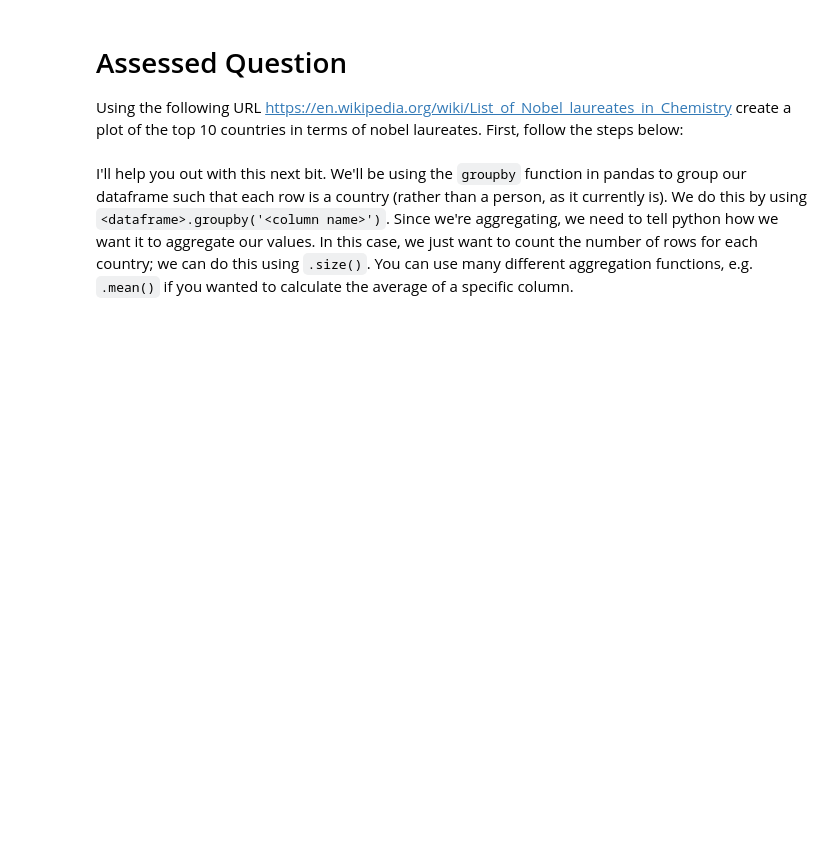
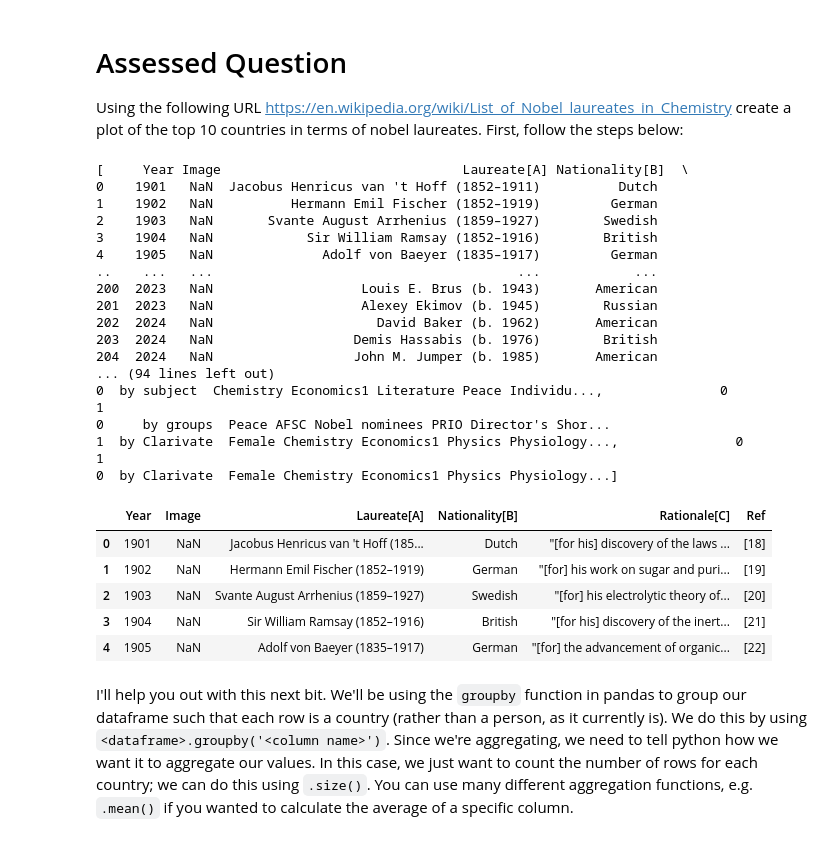
Before and after one commit to uclqmh3/Week-2-, a Jupyter notebook: notebooks/W02. Pandas.ipynb, the cells around one changed output. Cells and saved outputs as stored; diff of their text form; code cells hidden in the pictures; blank space fills up the shorter version.

```diff
--- a/notebooks/W02. Pandas.ipynb
+++ b/notebooks/W02. Pandas.ipynb
@@ -467,8 +448,52 @@ And there we have it; a nicely formatted dataframe ready for analysis, straight
 Using the following URL https://en.wikipedia.org/wiki/List_of_Nobel_laureates_in_Chemistry create a plot of the top 10 countries in terms of nobel laureates. First, follow the steps below:
 # %%
 # scrape the table of Nobel Laureates in Chemistry using read_html. remember, this gives us a LIST of dataframes! lets call this list chem_tables
+import pandas
+import pylab
+import matplotlib.pyplot as plt
+# make the plots a little wider by default
+%matplotlib inline
+plt.style.use('ggplot')
+
+pylab.rcParams['figure.figsize'] = (10., 8.)
+
+url='https://en.wikipedia.org/wiki/List_of_Nobel_laureates_in_Chemistry'
+
+tables=pandas.read_html(url)
+
+print(tables)
+
+chem_tables=tables
 
 # select the first dataframe from this list and call it chem
+
+chem=tables[0]
+
+chem.head()
+# %% [output]
+[     Year Image                               Laureate[A] Nationality[B]  \
+0    1901   NaN  Jacobus Henricus van 't Hoff (1852–1911)          Dutch
+1    1902   NaN          Hermann Emil Fischer (1852–1919)         German
+2    1903   NaN       Svante August Arrhenius (1859–1927)        Swedish
+3    1904   NaN            Sir William Ramsay (1852–1916)        British
+4    1905   NaN              Adolf von Baeyer (1835–1917)         German
+..    ...   ...                                       ...            ...
+200  2023   NaN                   Louis E. Brus (b. 1943)       American
+201  2023   NaN                   Alexey Ekimov (b. 1945)        Russian
+202  2024   NaN                     David Baker (b. 1962)       American
+203  2024   NaN                  Demis Hassabis (b. 1976)        British
+204  2024   NaN                  John M. Jumper (b. 1985)       American
+... (94 lines left out)
+0  by subject  Chemistry Economics1 Literature Peace Individu...,               0                                                  1
+0     by groups  Peace AFSC Nobel nominees PRIO Director's Shor...
+1  by Clarivate  Female Chemistry Economics1 Physics Physiology...,               0                                                  1
+0  by Clarivate  Female Chemistry Economics1 Physics Physiology...]
+|  | Year | Image | Laureate[A] | Nationality[B] | Rationale[C] | Ref |
+| 0 | 1901 | NaN | Jacobus Henricus van 't Hoff (185... | Dutch | "[for his] discovery of the laws ... | [18] |
+| 1 | 1902 | NaN | Hermann Emil Fischer (1852–1919) | German | "[for] his work on sugar and puri... | [19] |
+| 2 | 1903 | NaN | Svante August Arrhenius (1859–1927) | Swedish | "[for] his electrolytic theory of... | [20] |
+| 3 | 1904 | NaN | Sir William Ramsay (1852–1916) | British | "[for his] discovery of the inert... | [21] |
+| 4 | 1905 | NaN | Adolf von Baeyer (1835–1917) | German | "[for] the advancement of organic... | [22] |
 # %% [markdown]
 I'll help you out with this next bit. We'll be using the `groupby` function in pandas to group our dataframe such that each row is a country (rather than a person, as it currently is). We do this by using `<dataframe>.groupby('<column name>')`. Since we're aggregating, we need to tell python how we want it to aggregate our values. In this case, we just want to count the number of rows for each country; we can do this using `.size()`. You can use many different aggregation functions, e.g. `.mean()` if you wanted to calculate the average of a specific column.
 # %%
```
Also changed, not shown: parts of 16 cells of this notebook.
